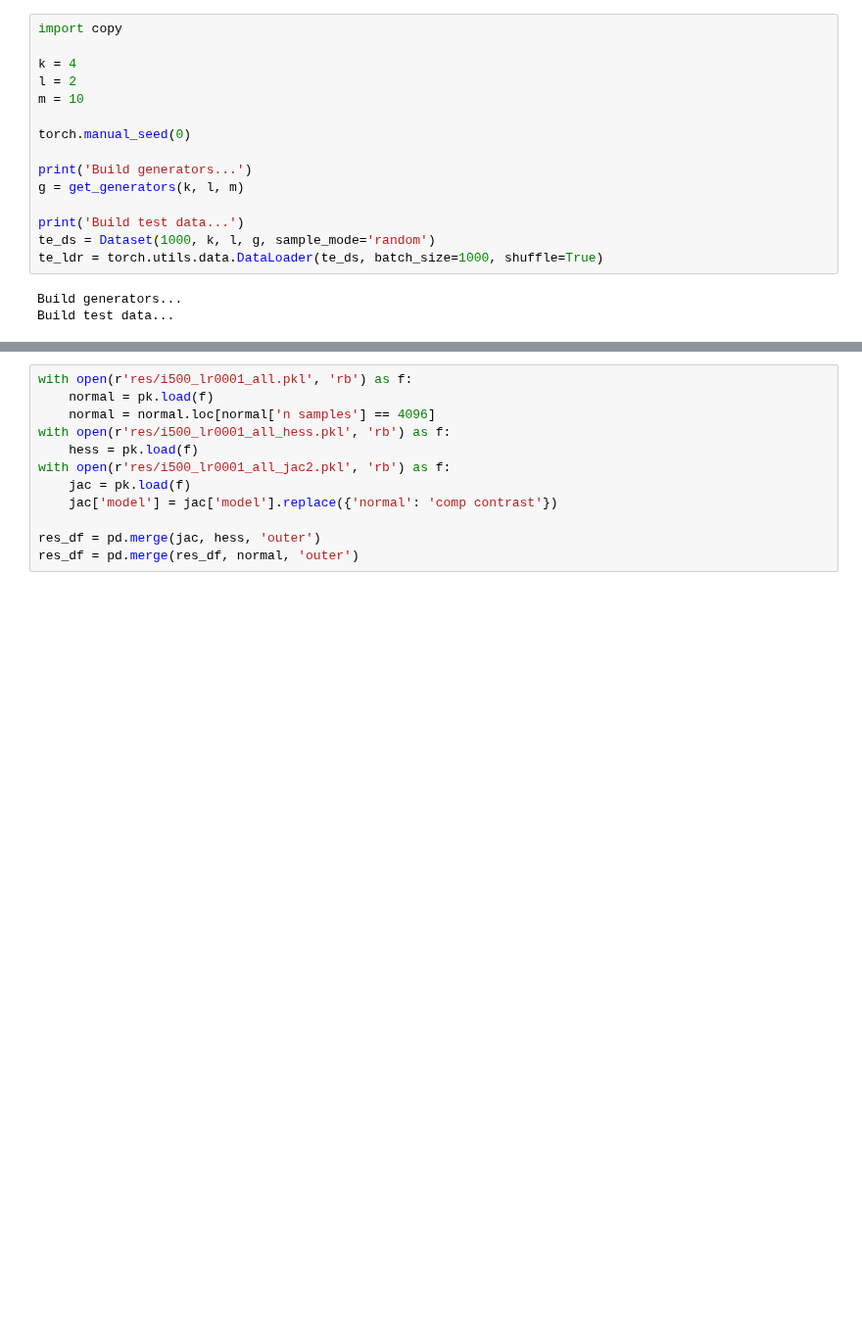
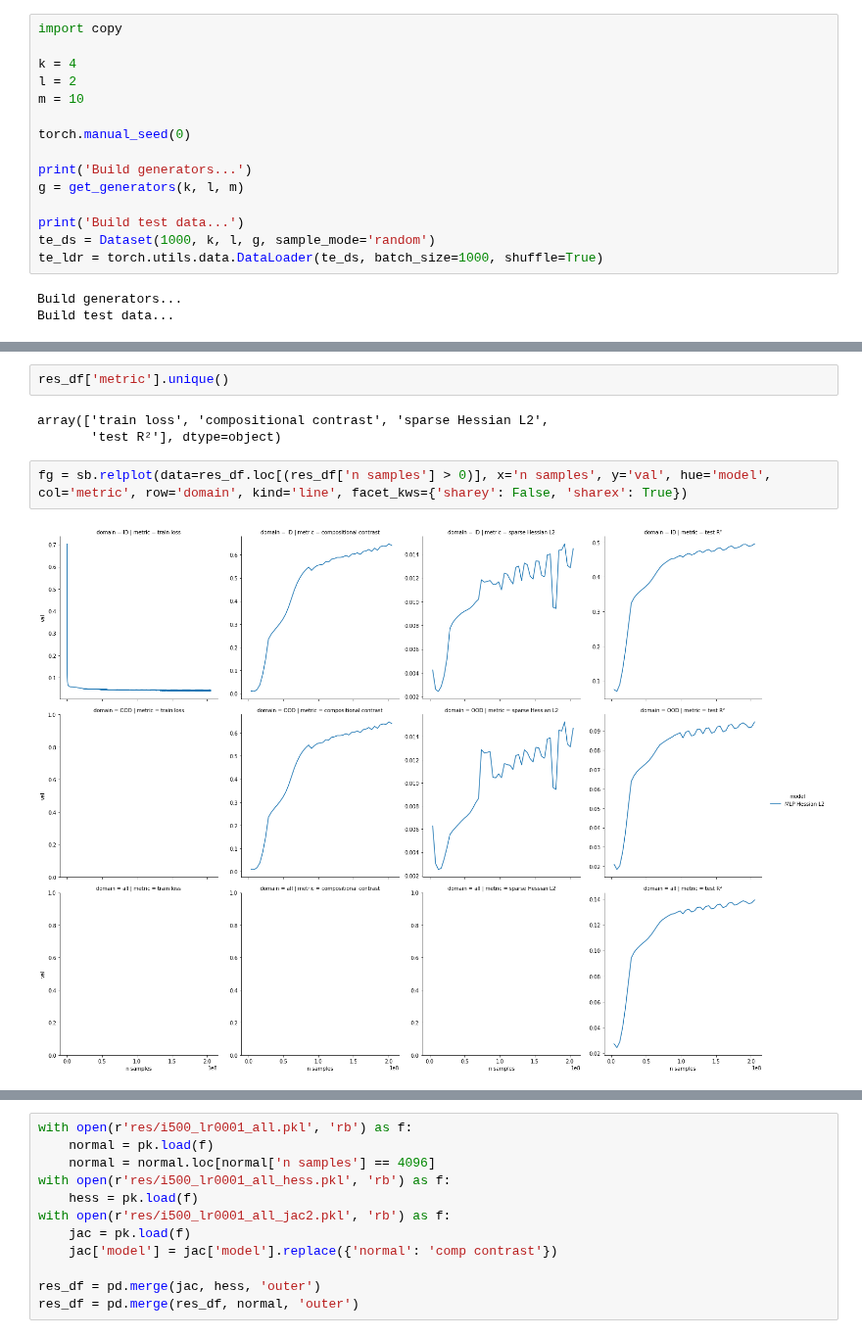
Before and after one commit to brendel-group/compositional-ood-generalization, a Jupyter notebook: regularizers.ipynb, the cells around one changed output, grey strips where cells are left out. Shown at 98% size. Saved outputs shown, nothing was run; the diff lists cells and outputs as text; blank space fills up the shorter version.

```diff
--- a/regularizers.ipynb
+++ b/regularizers.ipynb
@@ -399,6 +403,15 @@ with open(f'{res_dir}/df.pkl', 'wb') as f:
     pk.dump(res_df, f)
 # %% [output]
 Save results...
+# %%
+res_df['metric'].unique()
+# %% [output]
+array(['train loss', 'compositional contrast', 'sparse Hessian L2',
+       'test R²'], dtype=object)
+# %%
+fg = sb.relplot(data=res_df.loc[(res_df['n samples'] > 0)], x='n samples', y='val', hue='model', col='metric', row='domain', kind='line', facet_kws={'sharey': False, 'sharex': True})
+# %% [output]
+[figure, added]
 # %%
 import pickle as pk
 with open(r'res/202208031841_i1000_lr1_bs4096/df.pkl', 'rb') as f:
```
Also changed, not shown: parts of 6 cells of this notebook, 5 other files.
